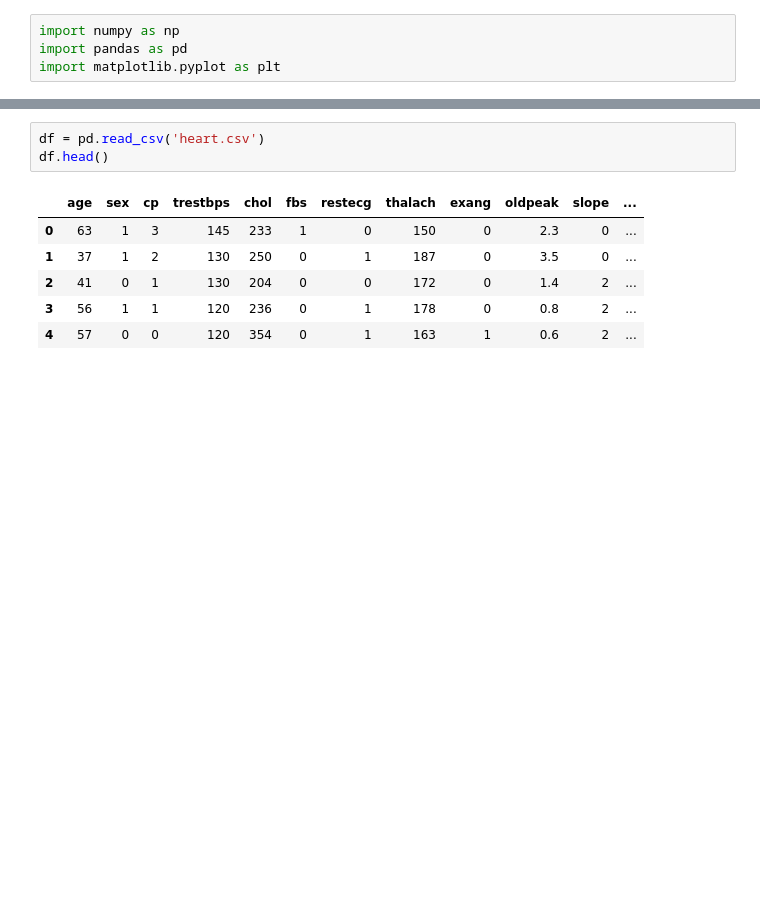
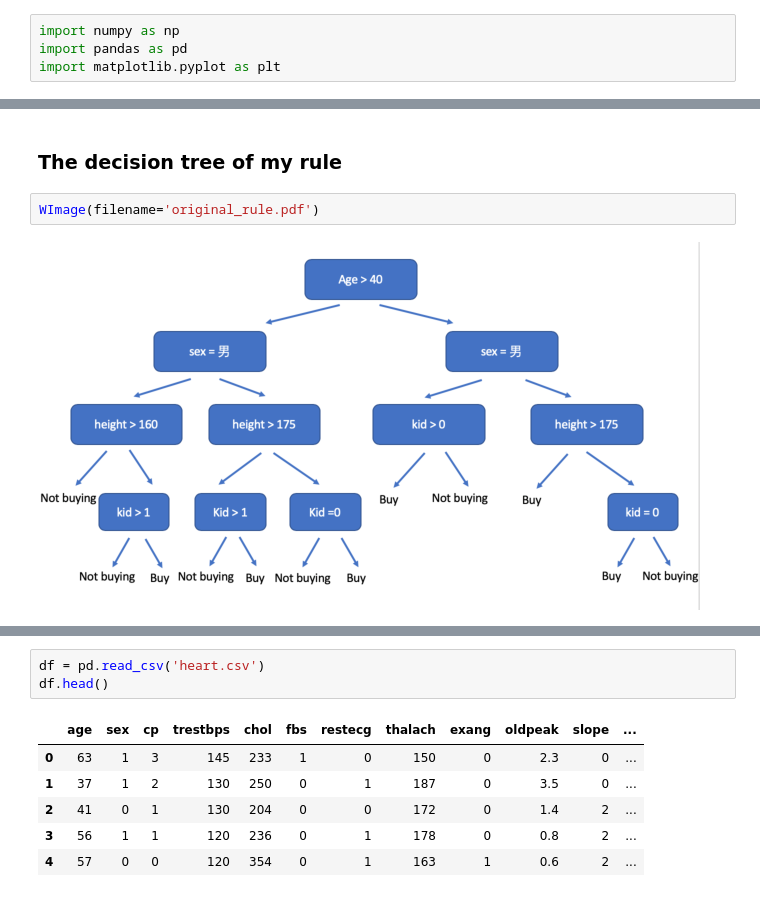
Before and after one commit to MarkIChen/HeartDiseaseClassificationWithDecisionTree, a Jupyter notebook: DecisionTreeClassification.ipynb, the cells around one changed output, grey strips where cells are left out. Drawn from its saved outputs; the diff is of its cells as text; blank space fills up the shorter version.

Commit message:
add my own rule, customer data of car company

```diff
--- a/DecisionTreeClassification.ipynb
+++ b/DecisionTreeClassification.ipynb
@@ -4,0 +28,6 @@ import matplotlib.pyplot as plt
+# %% [markdown]
+### The decision tree of my rule
+# %%
+WImage(filename='original_rule.pdf')
+# %% [output]
+[figure, added]
```
Also changed, not shown: parts of 28 cells of this notebook.
